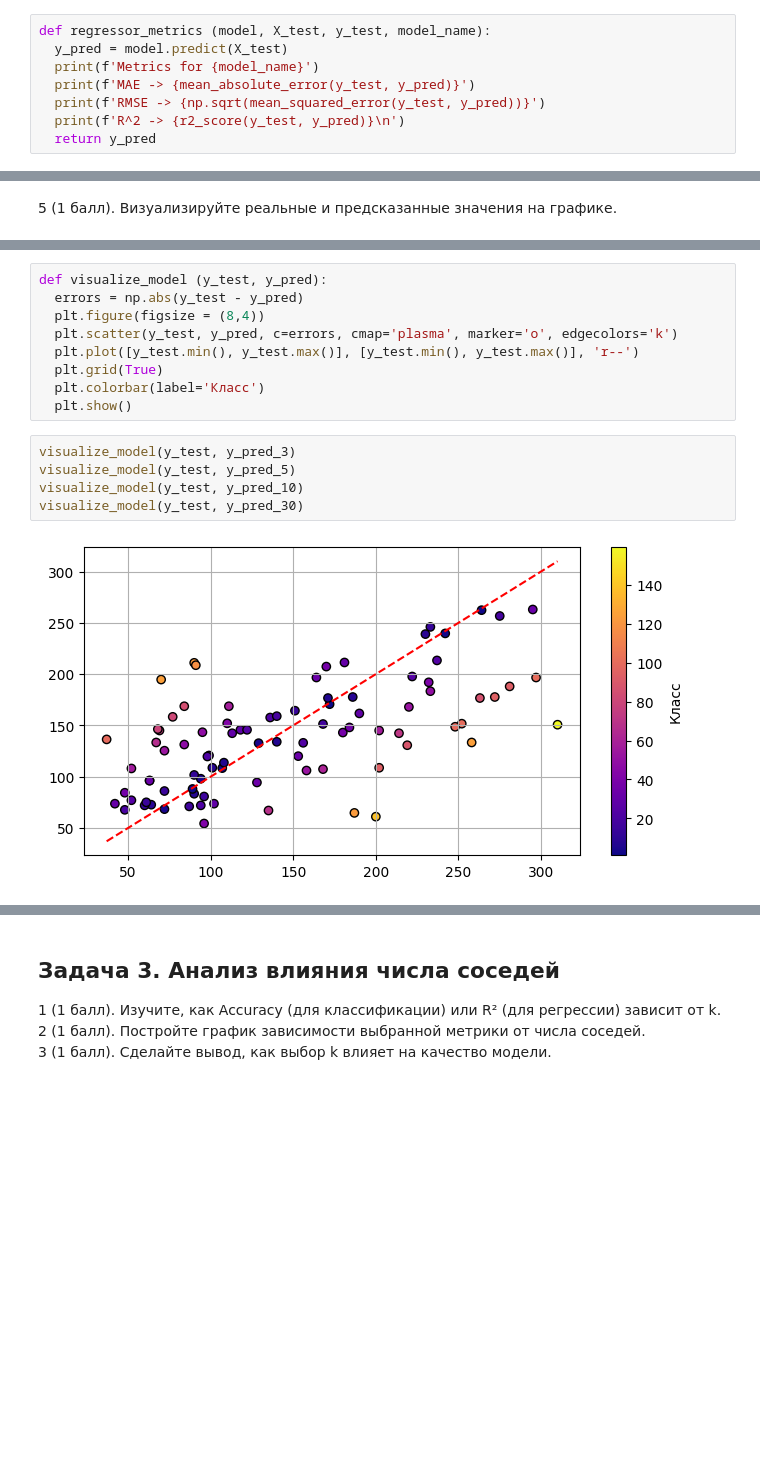
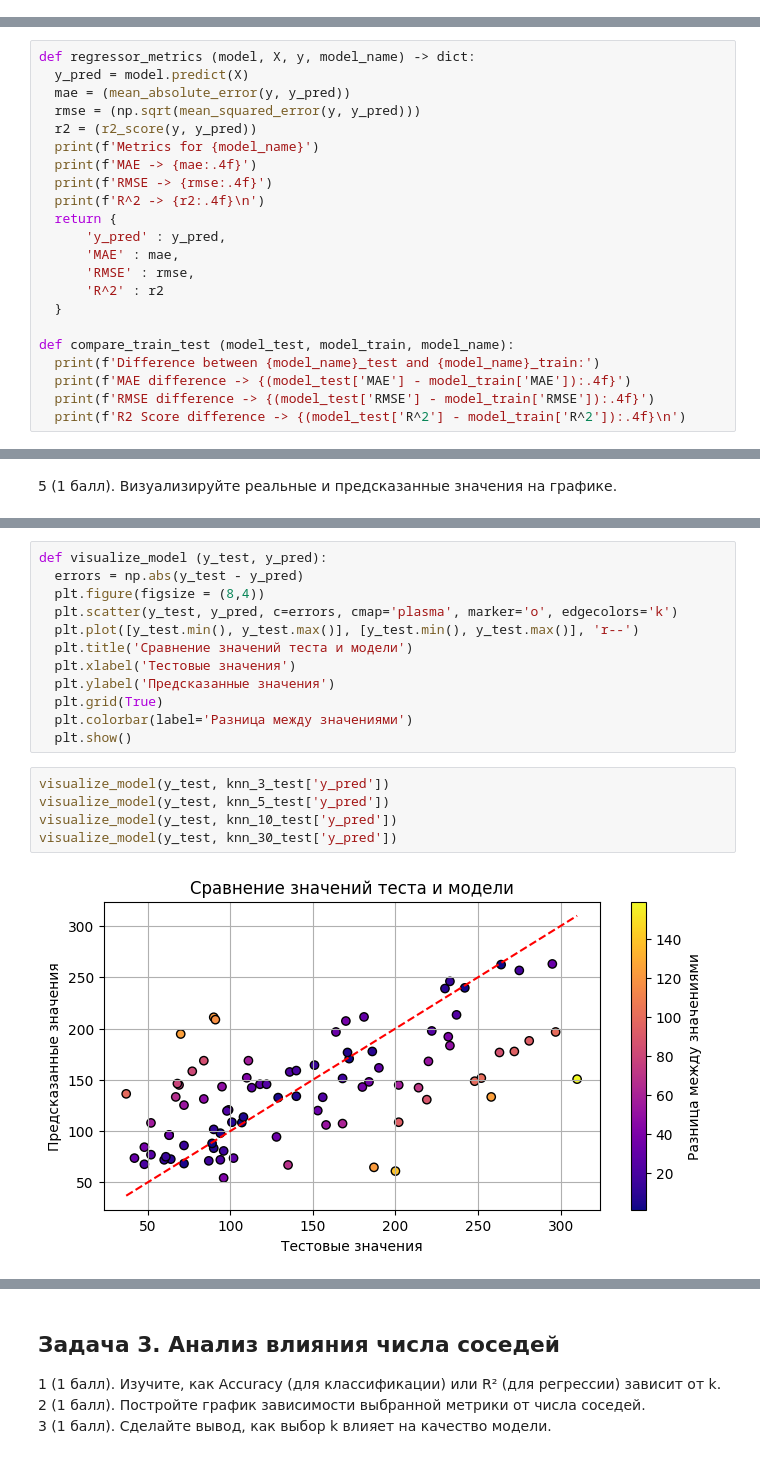
Before and after one commit to Yukkitsune/TBank-Analytics, a Jupyter notebook: Machine learning/knn_homework.ipynb, the cells around one changed output, grey strips where cells are left out. Drawn from its saved outputs; the diff is of its cells as text; blank space fills up the shorter version.

```diff
--- a/Machine learning/knn_homework.ipynb
+++ b/Machine learning/knn_homework.ipynb
@@ -149,11 +149,3 @@ knn_regressor_30 = KNeighborsRegressor(n_neighbors=30)
 knn_regressor_30.fit(X_train, y_train)
 # %% [output]
 KNeighborsRegressor(n_neighbors=30)
-# %%
-def regressor_metrics (model, X_test, y_test, model_name):
-  y_pred = model.predict(X_test)
-  print(f'Metrics for {model_name}')
-  print(f'MAE -> {mean_absolute_error(y_test, y_pred)}')
-  print(f'RMSE -> {np.sqrt(mean_squared_error(y_test, y_pred))}')
-  print(f'R^2 -> {r2_score(y_test, y_pred)}\n')
-  return y_pred
@@ -207,0 +152,22 @@ R^2 -> 0.41070715184651607
+# %%
+def regressor_metrics (model, X, y, model_name) -> dict:
+  y_pred = model.predict(X)
+  mae = (mean_absolute_error(y, y_pred))
+  rmse = (np.sqrt(mean_squared_error(y, y_pred)))
+  r2 = (r2_score(y, y_pred))
+  print(f'Metrics for {model_name}')
+  print(f'MAE -> {mae:.4f}')
+  print(f'RMSE -> {rmse:.4f}')
+  print(f'R^2 -> {r2:.4f}\n')
+  return {
+      'y_pred' : y_pred,
+      'MAE' : mae,
+      'RMSE' : rmse,
+      'R^2' : r2
+  }
+
+def compare_train_test (model_test, model_train, model_name):
+  print(f'Difference between {model_name}_test and {model_name}_train:')
+  print(f'MAE difference -> {(model_test['MAE'] - model_train['MAE']):.4f}')
+  print(f'RMSE difference -> {(model_test['RMSE'] - model_train['RMSE']):.4f}')
+  print(f'R2 Score difference -> {(model_test['R^2'] - model_train['R^2']):.4f}\n')
@@ -213,13 +285,16 @@ def visualize_model (y_test, y_pred):
   plt.figure(figsize = (8,4))
   plt.scatter(y_test, y_pred, c=errors, cmap='plasma', marker='o', edgecolors='k')
   plt.plot([y_test.min(), y_test.max()], [y_test.min(), y_test.max()], 'r--')
+  plt.title('Сравнение значений теста и модели')
+  plt.xlabel('Тестовые значения')
+  plt.ylabel('Предсказанные значения')
   plt.grid(True)
-  plt.colorbar(label='Класс')
+  plt.colorbar(label='Разница между значениями')
   plt.show()
 # %%
-visualize_model(y_test, y_pred_3)
-visualize_model(y_test, y_pred_5)
-visualize_model(y_test, y_pred_10)
-visualize_model(y_test, y_pred_30)
+visualize_model(y_test, knn_3_test['y_pred'])
+visualize_model(y_test, knn_5_test['y_pred'])
+visualize_model(y_test, knn_10_test['y_pred'])
+visualize_model(y_test, knn_30_test['y_pred'])
 # %% [output]
-[figure, old version]
+[figure, new version]
```
Also changed, not shown: parts of 5 cells of this notebook.
